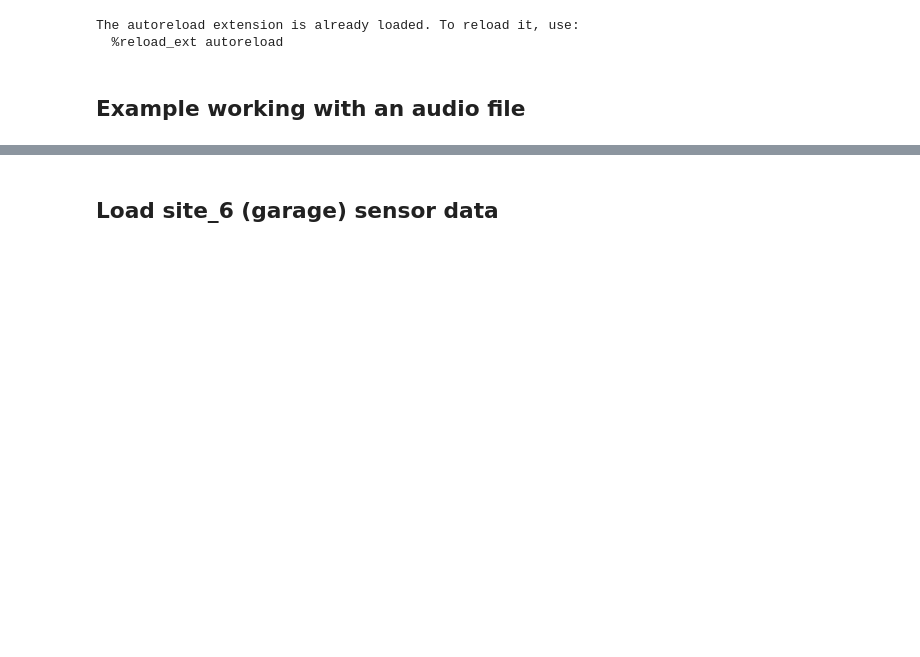
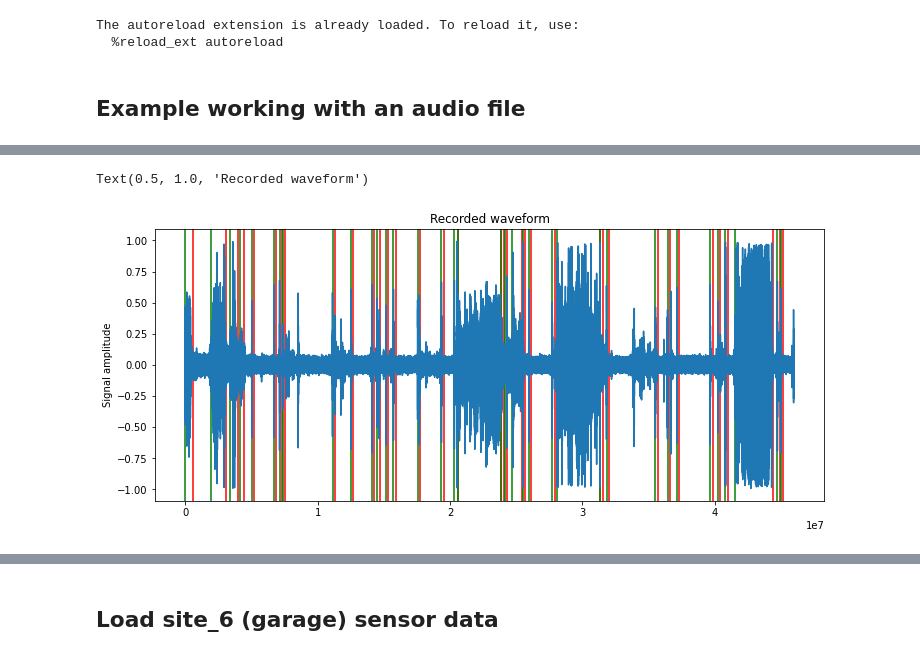
Before and after one commit to HealthyMindTech/junction-2021-floormagic, a Jupyter notebook: junction21_aud.ipynb, the cells around one changed output, grey strips where cells are left out. Saved outputs shown, nothing was run; the diff lists cells and outputs as text; code cells hidden in the pictures; blank space fills up the shorter version.

```diff
--- a/junction21_aud.ipynb
+++ b/junction21_aud.ipynb
@@ -56,0 +148,14 @@ fig.colorbar(img, ax=ax, format="%+2.f dB")
+# %%
+plt.figure(figsize=(12,5))
+
+for item in sound_clips:
+        plt.axvline(item[0], ymin=-1, ymax=1, color='green')
+        plt.axvline(item[1], ymin=-1, ymax=1, color='red')
+
+plt.plot(selected_aud)
+
+plt.ylabel("Signal amplitude")
+plt.title("Recorded waveform")
+# %% [output]
+Text(0.5, 1.0, 'Recorded waveform')
+[figure, added]
```
Also changed, not shown: parts of 38 cells of this notebook, 2 other files.
